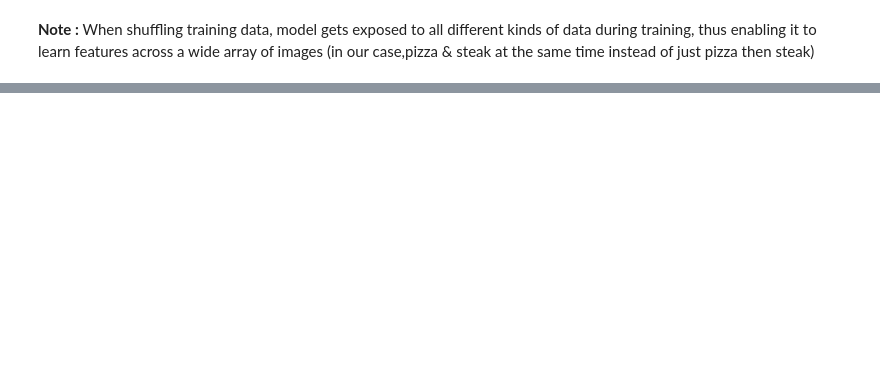
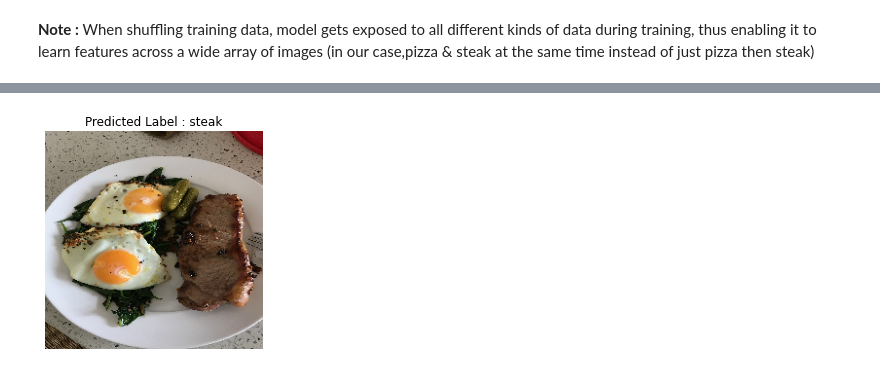
Before and after one commit to srikant-ai/Deep_Learning_TensorFlow, a Jupyter notebook: Introduction_to_Computer_Vision_With_TensorFlow.ipynb, the cells around one changed output, grey strips where cells are left out. Drawn from its saved outputs; the diff is of its cells as text; code cells hidden in the pictures; blank space fills up the shorter version.

```diff
--- a/Introduction_to_Computer_Vision_With_TensorFlow.ipynb
+++ b/Introduction_to_Computer_Vision_With_TensorFlow.ipynb
@@ -883,2 +883,25 @@ plot_loss_curves(history_7)
 # %% [markdown]
 **Note :** When shuffling training data, model gets exposed to all different kinds of data during training, thus enabling it to learn features across a wide array of images (in our case,pizza & steak at the same time instead of just pizza then steak)
+# %%
+# Create a Function to import and image and resize and expand Dimension to be able to use to predict whether a image is of steak or pizza
+def load_and_prep_image(filename,img_shape,model):
+  """
+  Reads an image from filename, turns it into a tensor and reshapes it to
+  (1,img_length,img_width,channels).
+  """
+  # Read in the image
+  img = tf.io.read_file(filename)
+  # Decode the read file into a tensor
+  img = tf.image.decode_image(img)
+  # Resize the image
+  img = tf.image.resize(img,size=[img_shape,img_shape])
+  # Rescale the image
+  img = img/255.
+
+  pred = tf.expand_dims(img,axis=0)
+
+  pred= int(tf.round(model.predict(pred)))
+
+  plt.imshow(img)
+  plt.title(f"Predicted Label : {class_names[pred]}")
+  plt.axis(False)
@@ -884,0 +933,4 @@ plot_loss_curves(history_7)
+# %%
+load_and_prep_image("03-steak.jpeg",224,model_7)
+# %% [output]
+[figure, added]
```
Also changed, not shown: parts of 26 cells of this notebook.
